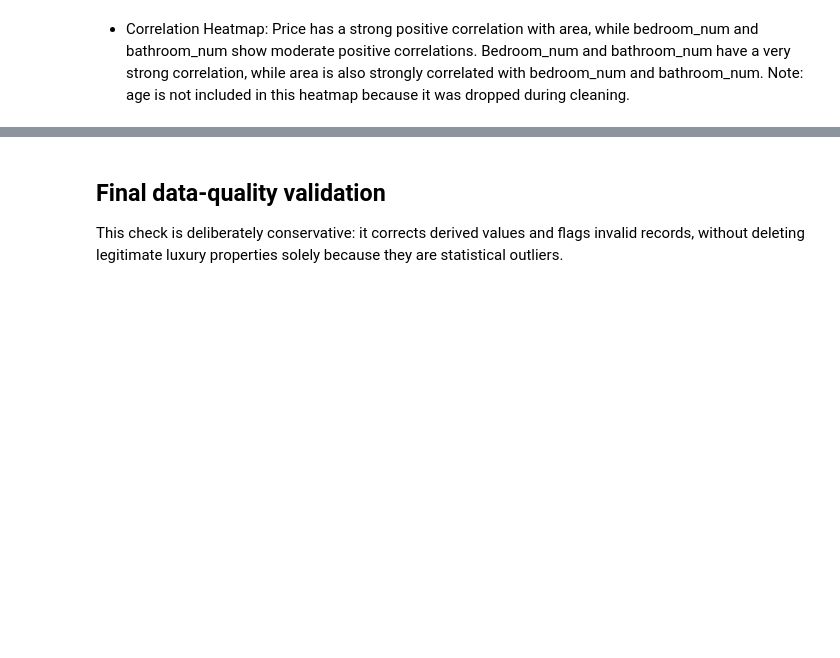
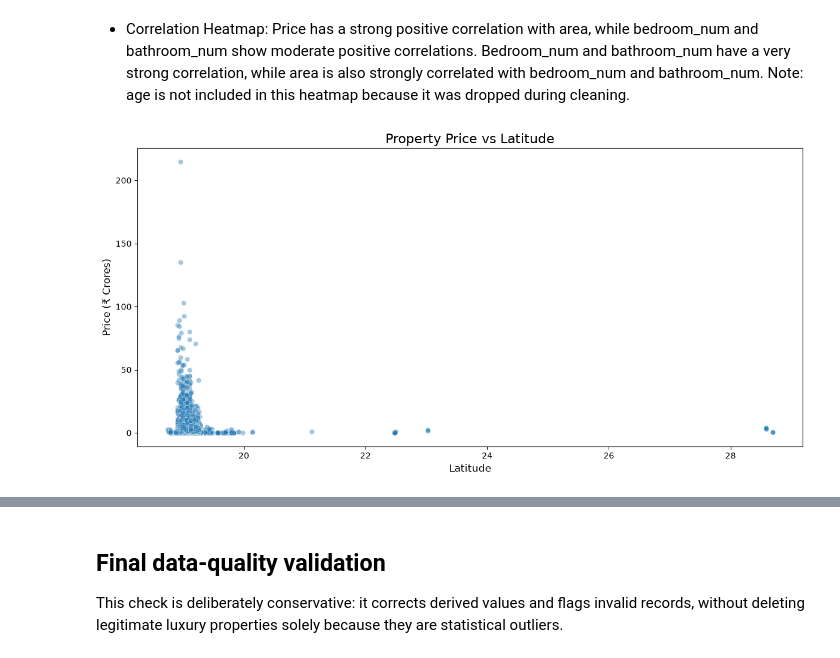
Before and after one commit to TaherKaru/House-prediction-model, a Jupyter notebook: Data/cleaning.ipynb, the cells around one changed output, grey strips where cells are left out. Drawn from its saved outputs; the diff is of its cells as text; code cells hidden in the pictures; blank space fills up the shorter version.

```diff
--- a/Data/cleaning.ipynb
+++ b/Data/cleaning.ipynb
@@ -516,3 +516,22 @@ plt.show()
 Price has a strong positive correlation with area, while bedroom_num and bathroom_num show moderate positive correlations.
 Bedroom_num and bathroom_num have a very strong correlation, while area is also strongly correlated with bedroom_num and bathroom_num.
 Note: age is not included in this heatmap because it was dropped during cleaning.
+# %%
+price_crore = df["price"] / 1e7
+
+plt.figure(figsize=(12, 6))
+
+sns.scatterplot(
+    x=df["new_latitude"],
+    y=price_crore,
+    alpha=0.4
+)
+
+plt.title("Property Price vs Latitude", fontsize=16)
+plt.xlabel("Latitude", fontsize=12)
+plt.ylabel("Price (₹ Crores)", fontsize=12)
+
+plt.tight_layout()
+plt.show()
+# %% [output]
+[figure, added]
```
Also changed, not shown: parts of 9 cells of this notebook, 4 other files.
